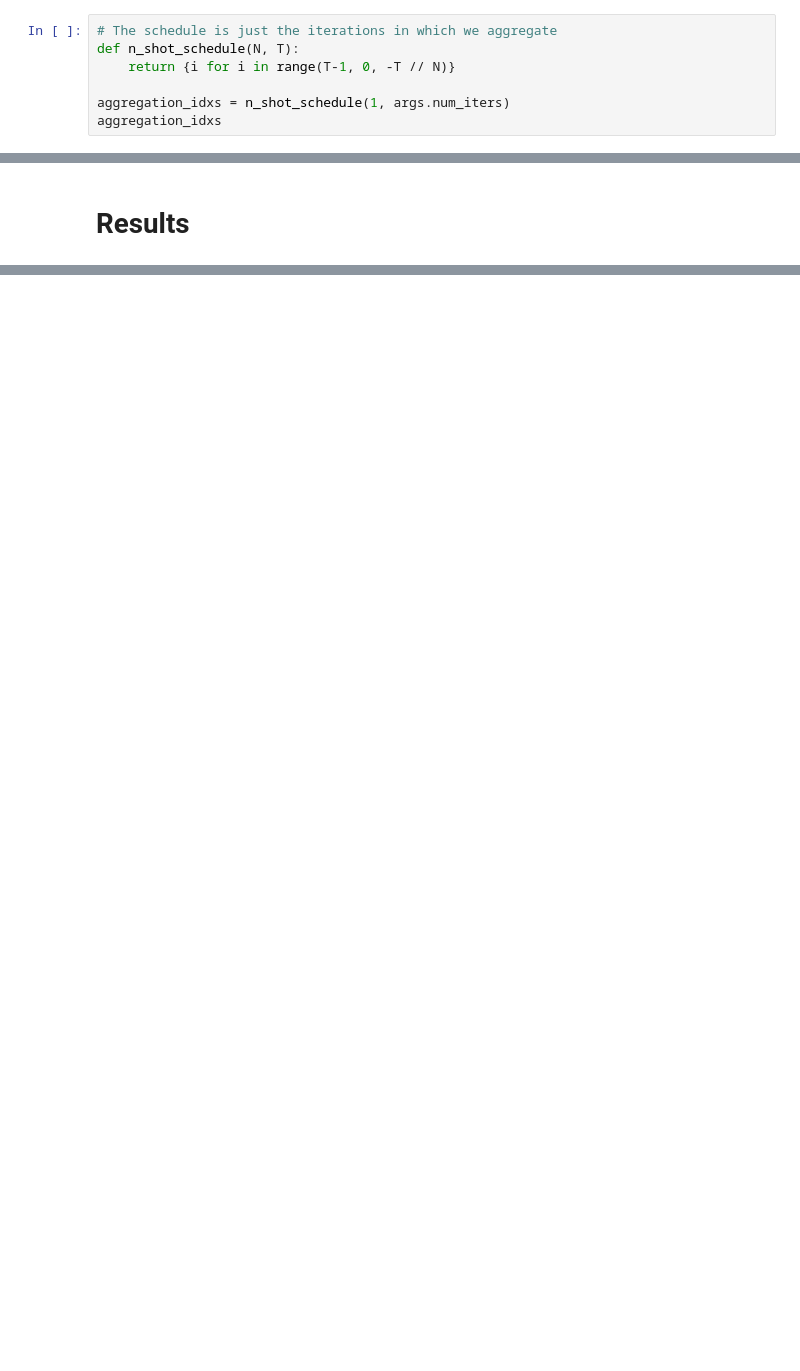
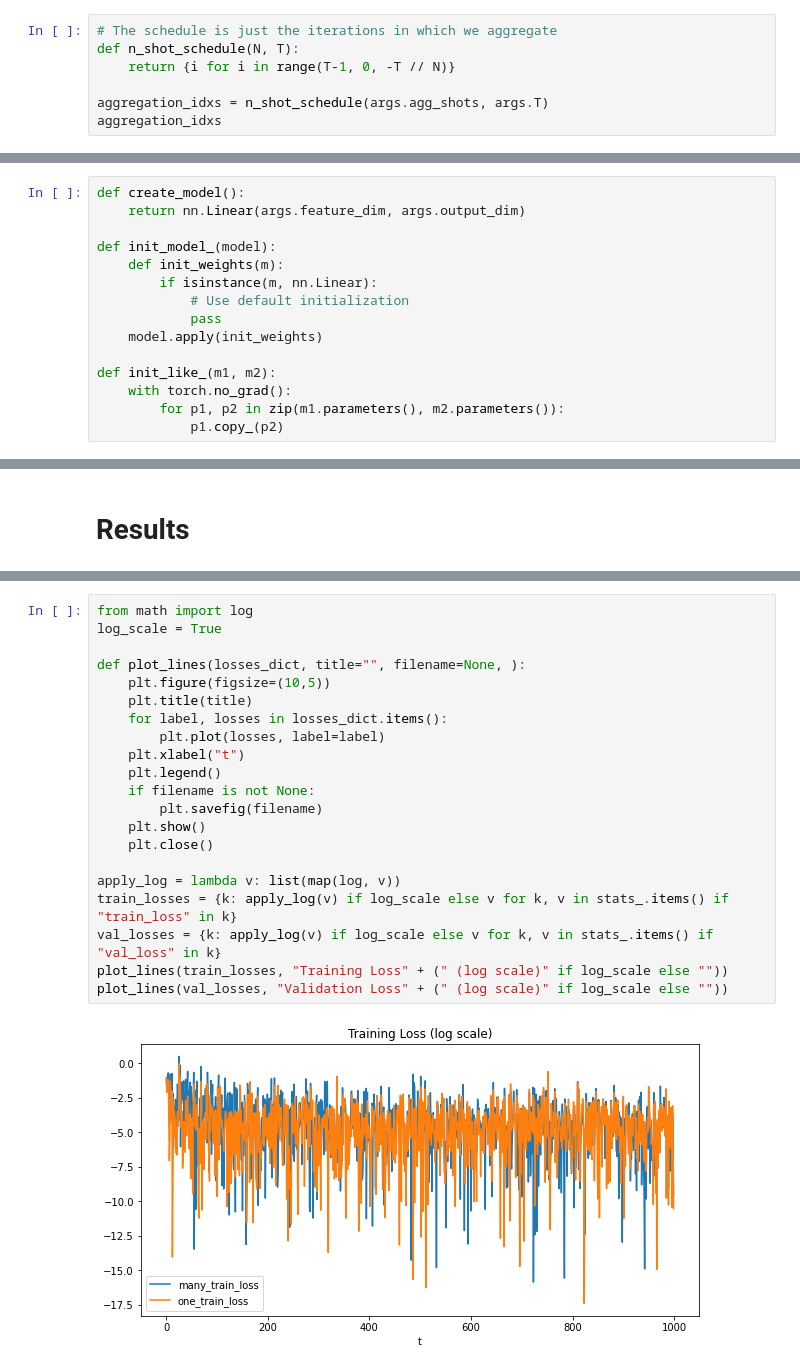
Before and after one commit to zeligism/CubicOneShotSGD, a Jupyter notebook: CubicOneShotSGD.ipynb, the cells around one changed output, grey strips where cells are left out. Cells and saved outputs as stored; diff of their text form; blank space fills up the shorter version.

```diff
--- a/CubicOneShotSGD.ipynb
+++ b/CubicOneShotSGD.ipynb
@@ -121,7 +133,7 @@ class LocalSGD(torch.optim.SGD):
 def n_shot_schedule(N, T):
     return {i for i in range(T-1, 0, -T // N)}
 
-aggregation_idxs = n_shot_schedule(1, args.num_iters)
+aggregation_idxs = n_shot_schedule(args.agg_shots, args.T)
 aggregation_idxs
 # %% [output]
 {99}
@@ -133,2 +142,17 @@ def create_model():
+# %%
+def create_model():
+    return nn.Linear(args.feature_dim, args.output_dim)
+
+def init_model_(model):
+    def init_weights(m):
+        if isinstance(m, nn.Linear):
+            # Use default initialization
+            pass
+    model.apply(init_weights)
+
+def init_like_(m1, m2):
+    with torch.no_grad():
+        for p1, p2 in zip(m1.parameters(), m2.parameters()):
+            p1.copy_(p2)
 # %% [markdown]
 # Training
@@ -323,0 +452,23 @@ plot_lines(val_losses, "Validation Loss" + (" (log scale)" if log_scale else "")
+# %%
+from math import log
+log_scale = True
+
+def plot_lines(losses_dict, title="", filename=None, ):
+    plt.figure(figsize=(10,5))
+    plt.title(title)
+    for label, losses in losses_dict.items():
+        plt.plot(losses, label=label)
+    plt.xlabel("t")
+    plt.legend()
+    if filename is not None:
+        plt.savefig(filename)
+    plt.show()
+    plt.close()
+
+apply_log = lambda v: list(map(log, v))
+train_losses = {k: apply_log(v) if log_scale else v for k, v in stats_.items() if "train_loss" in k}
+val_losses = {k: apply_log(v) if log_scale else v for k, v in stats_.items() if "val_loss" in k}
+plot_lines(train_losses, "Training Loss" + (" (log scale)" if log_scale else ""))
+plot_lines(val_losses, "Validation Loss" + (" (log scale)" if log_scale else ""))
+# %% [output]
+[figure, added]
```
Also changed, not shown: parts of 13 cells of this notebook.
